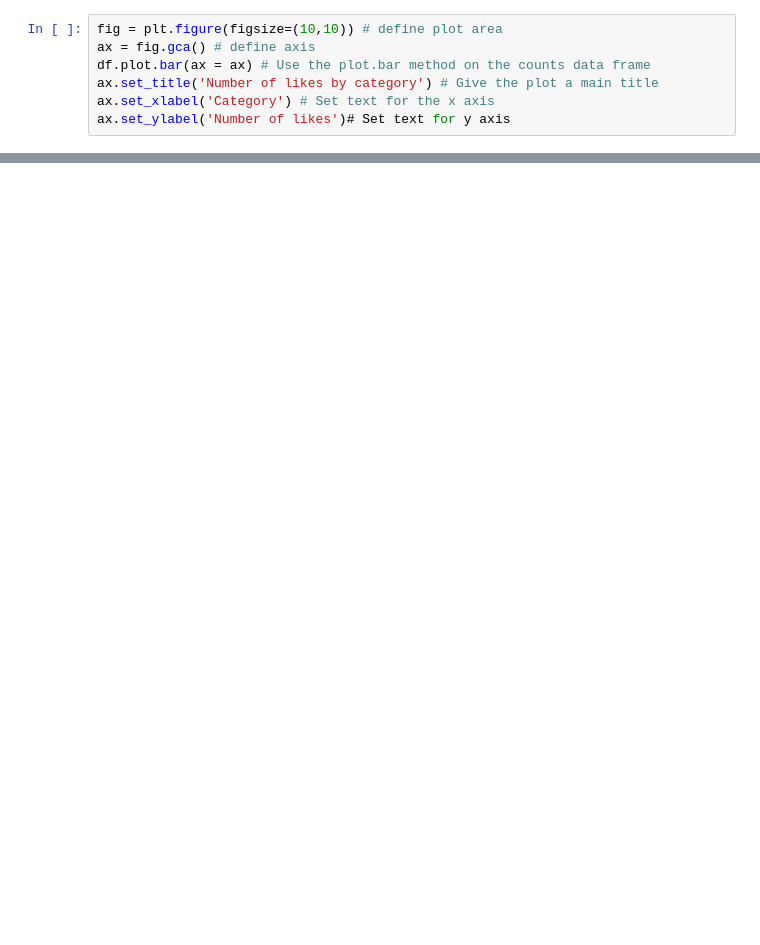
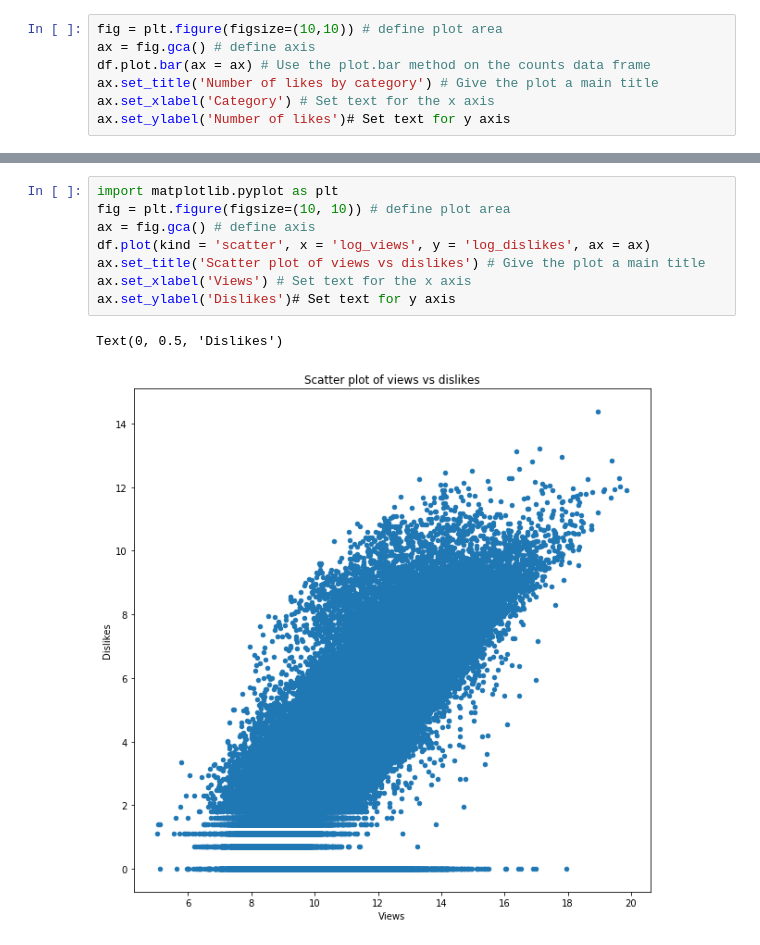
Before and after one commit to krispeta21/Capstone1, a Jupyter notebook: youtube-revised.ipynb, the cells around one changed output, grey strips where cells are left out. Drawn from its saved outputs; the diff is of its cells as text; blank space fills up the shorter version.

```diff
--- a/youtube-revised.ipynb
+++ b/youtube-revised.ipynb
@@ -236,0 +343,11 @@ ax.set_ylabel('Likes')# Set text for y axis
+# %%
+import matplotlib.pyplot as plt
+fig = plt.figure(figsize=(10, 10)) # define plot area
+ax = fig.gca() # define axis
+df.plot(kind = 'scatter', x = 'log_views', y = 'log_dislikes', ax = ax)
+ax.set_title('Scatter plot of views vs dislikes') # Give the plot a main title
+ax.set_xlabel('Views') # Set text for the x axis
+ax.set_ylabel('Dislikes')# Set text for y axis
+# %% [output]
+Text(0, 0.5, 'Dislikes')
+[figure, added]
```
Also changed, not shown: parts of 26 cells of this notebook.
